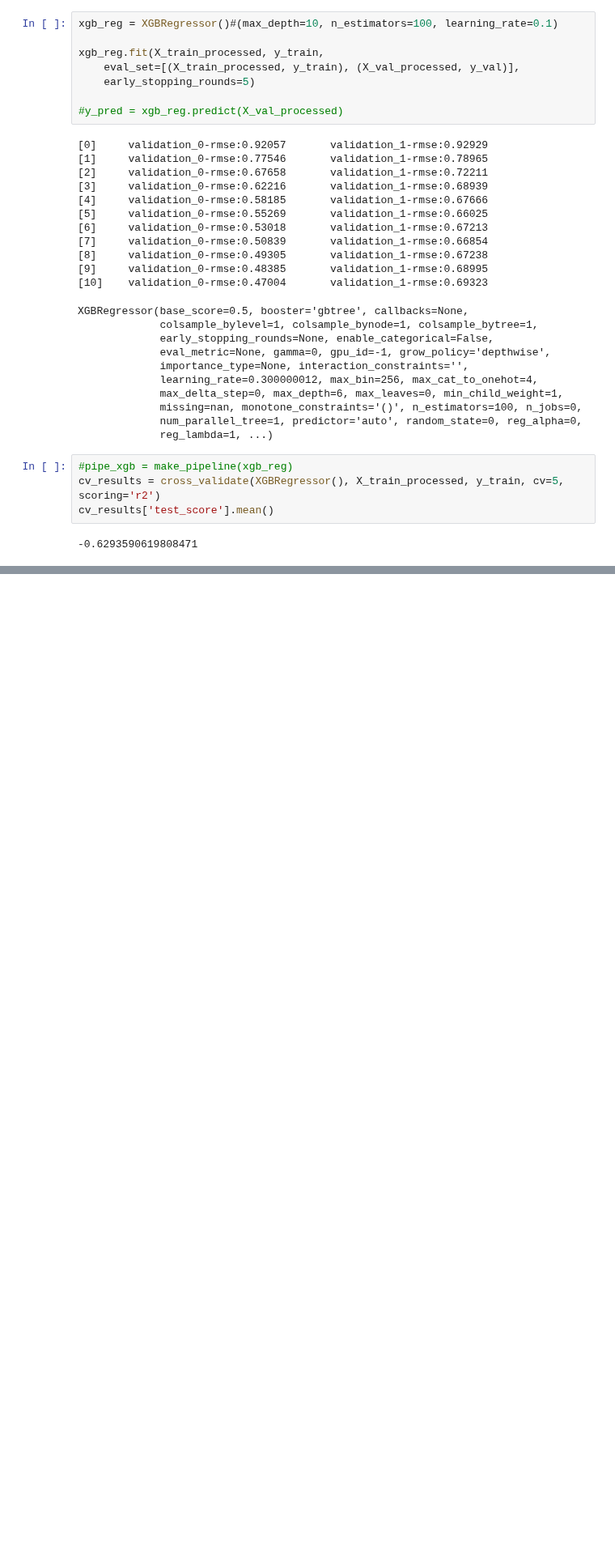
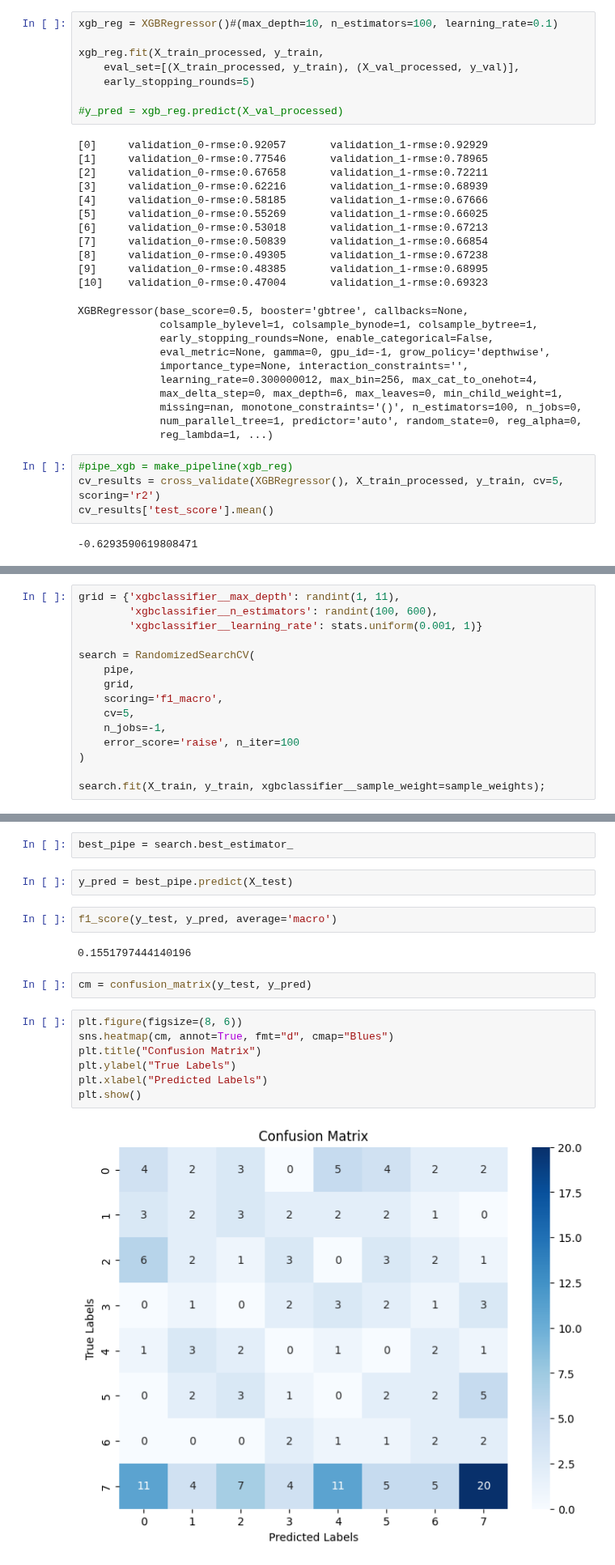
Before and after one commit to franziskasteger/game-of-thrones-survival, a Jupyter notebook: notebooks/josh_GOT_Linear.ipynb, the cells around one changed output, grey strips where cells are left out. Shown at 81% size. Saved outputs shown, nothing was run; the diff lists cells and outputs as text; blank space fills up the shorter version.

Commit message:
season prediction

```diff
--- a/notebooks/josh_GOT_Linear.ipynb
+++ b/notebooks/josh_GOT_Linear.ipynb
@@ -599,0 +715,15 @@ cv_results['test_score'].mean()
+# %%
+grid = {'xgbclassifier__max_depth': randint(1, 11),
+        'xgbclassifier__n_estimators': randint(100, 600),
+        'xgbclassifier__learning_rate': stats.uniform(0.001, 1)}
+
+search = RandomizedSearchCV(
+    pipe,
+    grid,
+    scoring='f1_macro',
+    cv=5,
+    n_jobs=-1,
+    error_score='raise', n_iter=100
+)
+
+search.fit(X_train, y_train, xgbclassifier__sample_weight=sample_weights);
@@ -599,0 +740,19 @@ cv_results['test_score'].mean()
+# %%
+best_pipe = search.best_estimator_
+# %%
+y_pred = best_pipe.predict(X_test)
+# %%
+f1_score(y_test, y_pred, average='macro')
+# %% [output]
+0.1551797444140196
+# %%
+cm = confusion_matrix(y_test, y_pred)
+# %%
+plt.figure(figsize=(8, 6))
+sns.heatmap(cm, annot=True, fmt="d", cmap="Blues")
+plt.title("Confusion Matrix")
+plt.ylabel("True Labels")
+plt.xlabel("Predicted Labels")
+plt.show()
+# %% [output]
+[figure, added]
```
Also changed, not shown: parts of 31 cells of this notebook, 6 other files.
